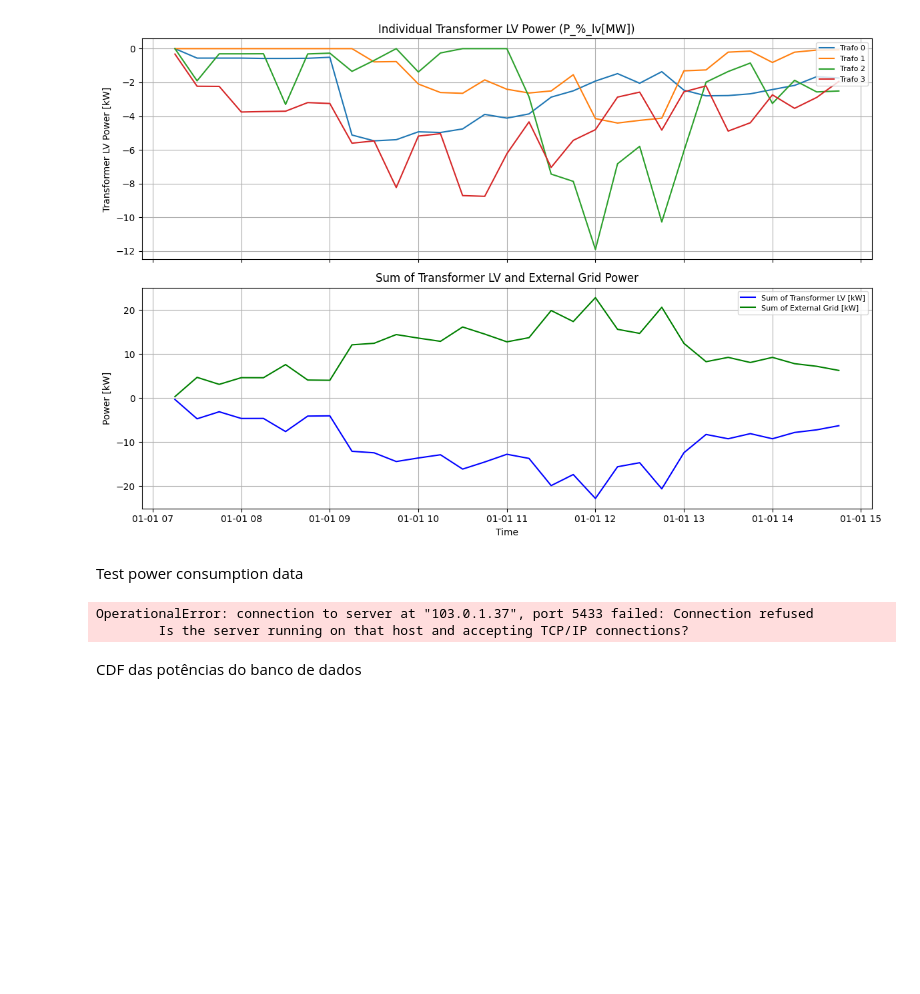
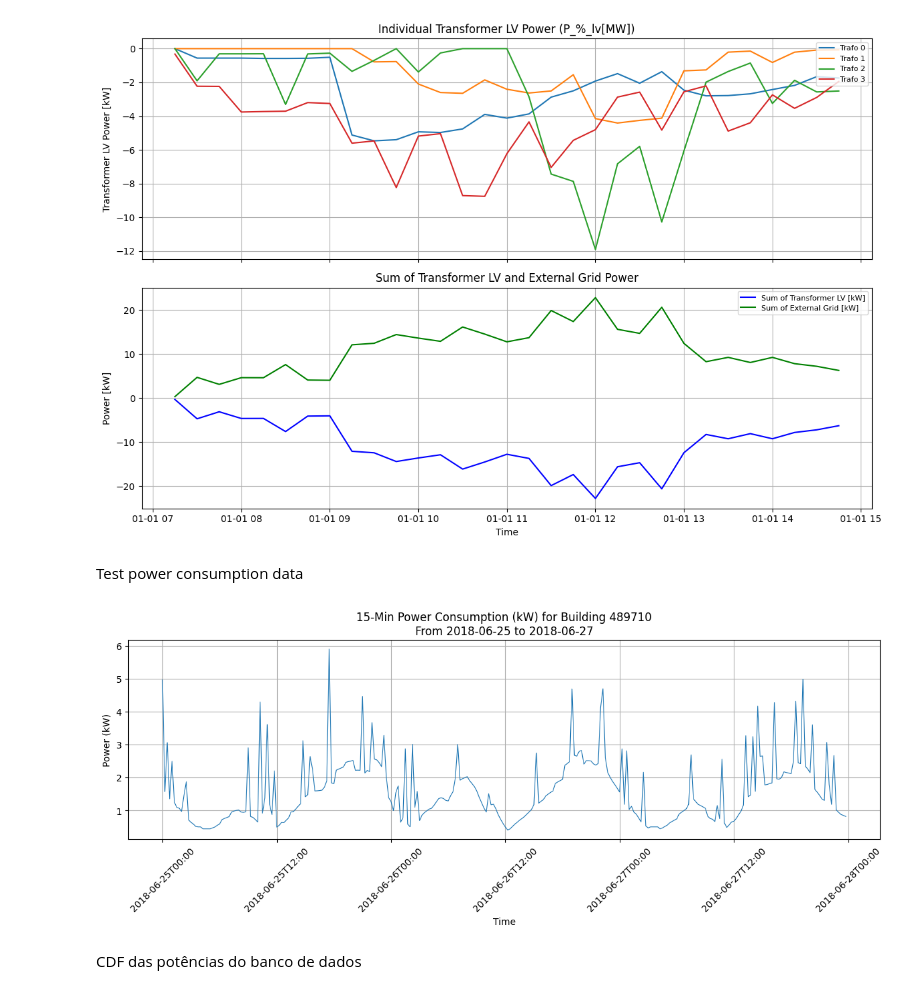
Before and after one commit to glmoritz/pandapower_tests, a Jupyter notebook: duilio_plots_postgres.ipynb, the cells around one changed output. Cells and saved outputs as stored; diff of their text form; code cells hidden in the pictures; blank space fills up the shorter version.

Commit message:
Convert to sqlalchemy to remove pandas warnings

```diff
--- a/duilio_plots_postgres.ipynb
+++ b/duilio_plots_postgres.ipynb
@@ -147,24 +146,23 @@ def get_timeseries_data(conn, simulation_id, element_type=None, element_idxs=Non
         return df
 # %%
 from create_random_network import load_network_from_database
+from sqlalchemy import text
 
 test_name = 'debug_test_heavy'
 
 def get_last_simulation_output_id(test_name, conn):
     """Get the last simulation_output_id for a given test_name"""
 
-    cursor = conn.cursor()
-
     # Query to find the most recent simulation with matching test_name
-    cursor.execute("""
+    query = text("""
         SELECT simulation_output_id, parameters
         FROM building_power.simulation_outputs
-        WHERE parameters ->> 'name' = %s
+        WHERE parameters ->> 'name' = :test_name
         ORDER BY started_at DESC
         LIMIT 1
-    """, (test_name,))
+    """)
 
-    result = cursor.fetchone()
+    result = conn.execute(query, {"test_name": test_name}).fetchone()
 
     if result:
         return result[0], result[1]
@@ -176,6 +174,14 @@ simulation_output_id, simulation_parameters = get_last_simulation_output_id(test
 
 if simulation_output_id:
     print(f"Last simulation_output_id for test_name '{test_name}': {simulation_output_id}")
+    # Create conn_parameters dict for load_network_from_database
+    conn_parameters = {
+        "dbname": os.getenv("POSTGRES_DB_NAME", "duilio"),
+        "user": os.getenv("POSTGRES_DB_USER", "root"),
+        "password": os.getenv("POSTGRES_DB_PASSWORD", "skamasfrevrest"),
+        "host": os.getenv("POSTGRES_DB_HOST", "103.0.2.7"),
+        "port": int(os.getenv("POSTGRES_DB_PORT", "5433"))
+    }
     pandapower_grid_id, net, graph = load_network_from_database(conn_parameters, simulation_parameters['network_id'])
 else:
     print(f"No simulation found for test_name '{test_name}'")
@@ -926,7 +932,7 @@ plt.show()
 # %% [markdown]
 Test power consumption data
 # %%
-import psycopg2
+from sqlalchemy import create_engine, text
 import pandas as pd
 import matplotlib.pyplot as plt
 import random
@@ -935,23 +941,18 @@ import matplotlib.dates as mdates
 
 def plot_random_power_15min(bldg_id: int, num_days: int):
     # Connection config
-    conn = psycopg2.connect(
-        dbname="duilio",
-        user="root",
-        password="skamasfrevrest",
-        host="103.0.1.37",
-        port=5433  # or your port
-    )
-    cursor = conn.cursor()
+    db_url = f"postgresql://{os.getenv('POSTGRES_DB_USER', 'root')}:{os.getenv('POSTGRES_DB_PASSWORD', 'skamasfrevrest')}@{os.getenv('POSTGRES_DB_HOST', '103.0.2.7')}:{os.getenv('POSTGRES_DB_PORT', '5433')}/{os.getenv('POSTGRES_DB_NAME', 'duilio')}"
+    engine = create_engine(db_url)
+    conn = engine.connect()
 
     # Step 1: Get available daily buckets using TimescaleDB's time_bucket
-    cursor.execute("""
+    query = text("""
         SELECT DISTINCT time_bucket('1 day', sample_time) AS day
         FROM building_power.building_power
-        WHERE bldg_id = %s
+        WHERE bldg_id = :bldg_id
         ORDER BY day
-    """, (bldg_id,))
-    days = [row[0] for row in cursor.fetchall()]
+    """)
+    days = [row[0] for row in conn.execute(query, {"bldg_id": bldg_id}).fetchall()]
 
     if len(days) < num_days:
         print(f"Not enough days available (found {len(days)}, need {num_days}).")
@@ -964,42 +965,41 @@ def plot_random_power_15min(bldg_id: int, num_days: int):
     end_day = start_day + timedelta(days=num_days)
 
     # Step 3: Fetch 15-min data for that period
-    cursor.execute("""
+    query = text("""
         SELECT sample_time, electricity_total_energy_consumption / 0.25 AS power_kw
         FROM building_power.building_power
-        WHERE bldg_id = %s
-          AND sample_time >= %s
-          AND sample_time < %s
+        WHERE bldg_id = :bldg_id
+          AND sample_time >= :start_day
+          AND sample_time < :end_day
           AND electricity_total_energy_consumption IS NOT NULL
         ORDER BY sample_time
-    """, (bldg_id, start_day, end_day))
-    rows = cursor.fetchall()
+    """)
+    rows = conn.execute(query, {"bldg_id": bldg_id, "start_day": start_day, "end_day": end_day}).fetchall()
     conn.close()
 
     if not rows:
         print("No data found in selected time range.")
         return
 
     # Step 4: Plot
     df = pd.DataFrame(rows, columns=["sample_time", "power_kw"])
     df["sample_time"] = pd.to_datetime(df["sample_time"])
 
     plt.figure(figsize=(12, 5))
     plt.plot(df["sample_time"], df["power_kw"], linewidth=0.8)
     plt.title(f"15-Min Power Consumption (kW) for Building {bldg_id}\nFrom {start_day.date()} to {(end_day - timedelta(days=1)).date()}")
     plt.xlabel("Time")
     plt.ylabel("Power (kW)")
     plt.grid(True)
     plt.xticks(rotation=45)
     plt.gca().xaxis.set_major_formatter(mdates.DateFormatter('%Y-%m-%dT%H:%M'))
     plt.tight_layout()
     plt.show()
 
 # Example usage:
 plot_random_power_15min(bldg_id=489710, num_days=3)
 # %% [output]
-OperationalError: connection to server at "103.0.1.37", port 5433 failed: Connection refused
-        Is the server running on that host and accepting TCP/IP connections?
+[figure, added]
 # %% [markdown]
 CDF das potências do banco de dados
 # %%
```
Also changed, not shown: parts of 3 cells of this notebook.
